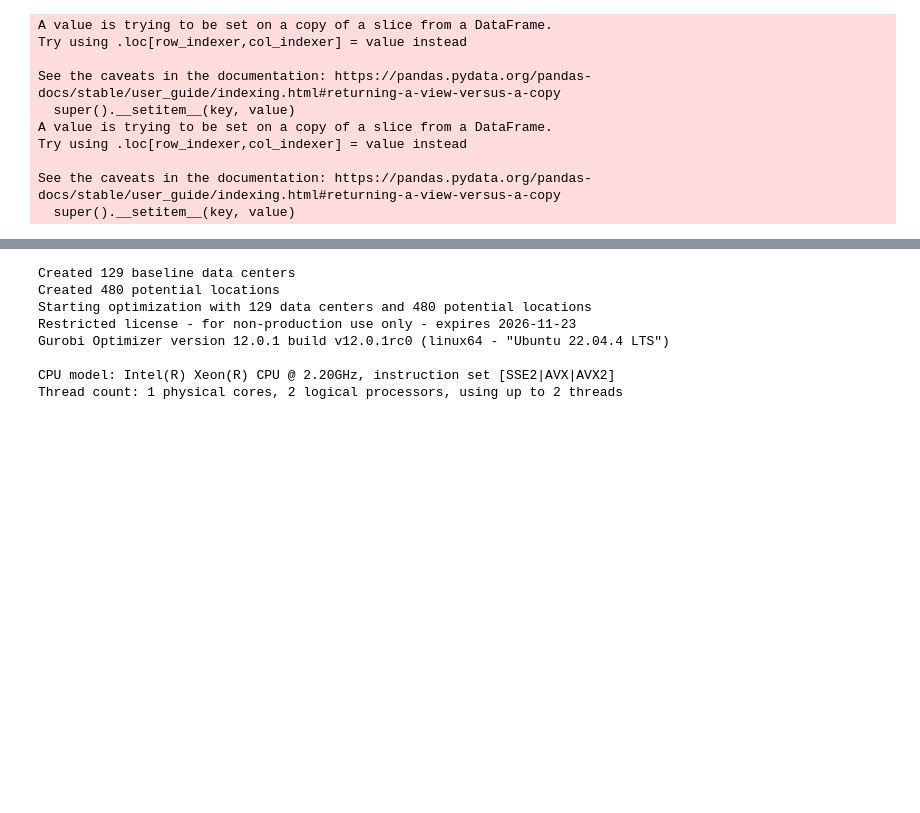
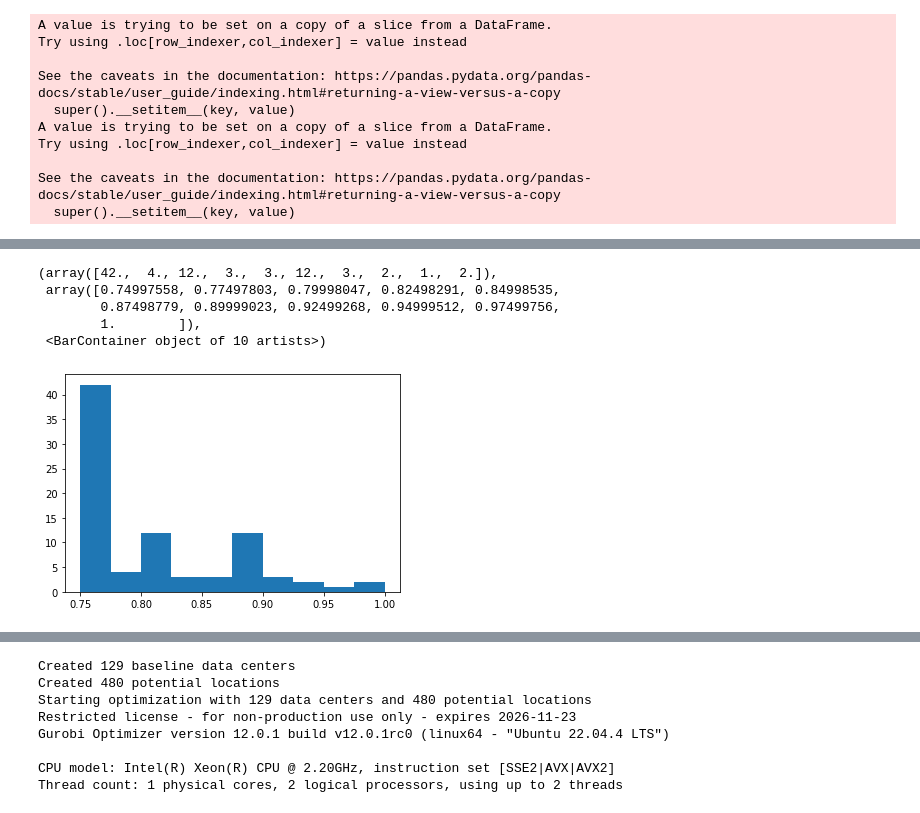
Before and after one commit to clbanjai/1.020-Data-Center-Project, a Jupyter notebook: adding_data_centers.ipynb, the cells around one changed output, grey strips where cells are left out. Drawn from its saved outputs; the diff is of its cells as text; code cells hidden in the pictures; blank space fills up the shorter version.

```diff
--- a/adding_data_centers.ipynb
+++ b/adding_data_centers.ipynb
@@ -492,0 +661,9 @@ huc_subbasins_az['WSF_1MW_DC_normalize'].hist()
+# %%
+plt.hist(huc_subbasins_az['tot_price_normalize'])
+# %% [output]
+(array([42.,  4., 12.,  3.,  3., 12.,  3.,  2.,  1.,  2.]),
+ array([0.74997558, 0.77497803, 0.79998047, 0.82498291, 0.84998535,
+        0.87498779, 0.89999023, 0.92499268, 0.94999512, 0.97499756,
+        1.        ]),
+ <BarContainer object of 10 artists>)
+[figure, added]
```
Also changed, not shown: parts of 40 cells of this notebook.
